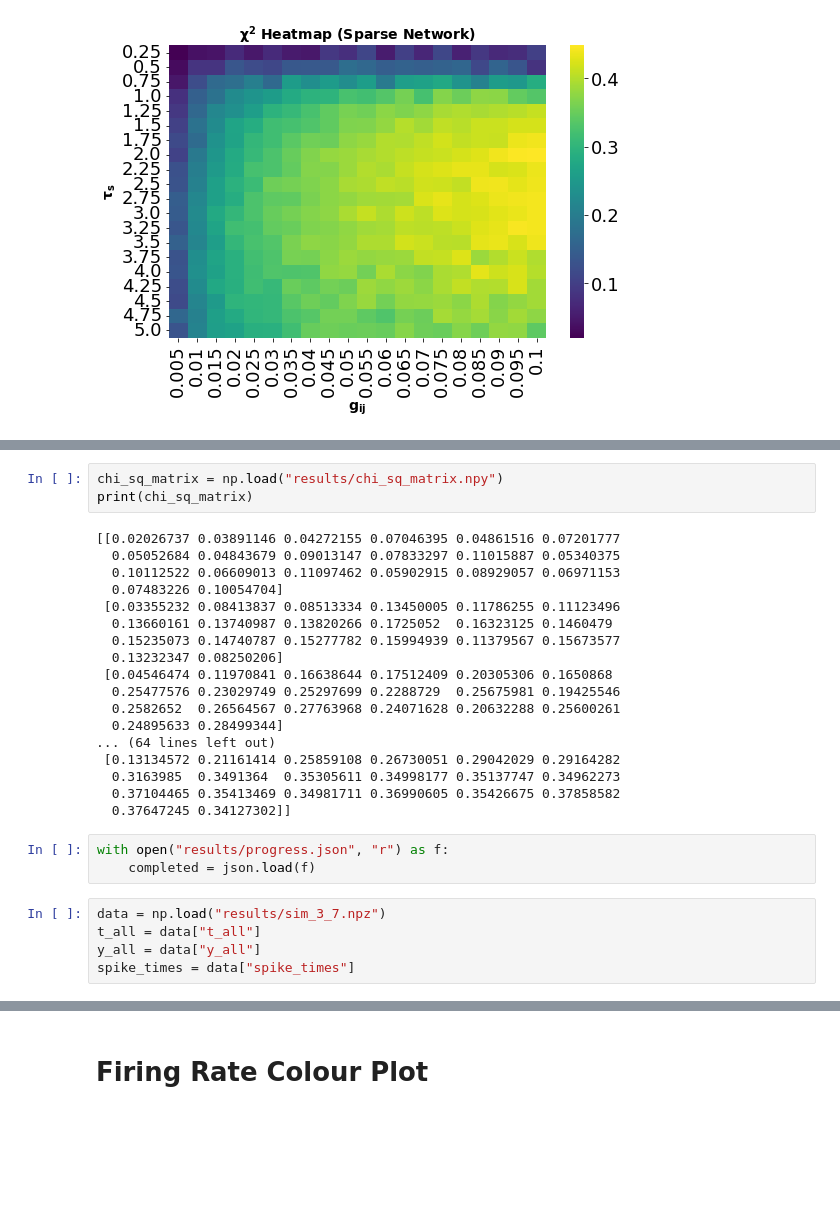
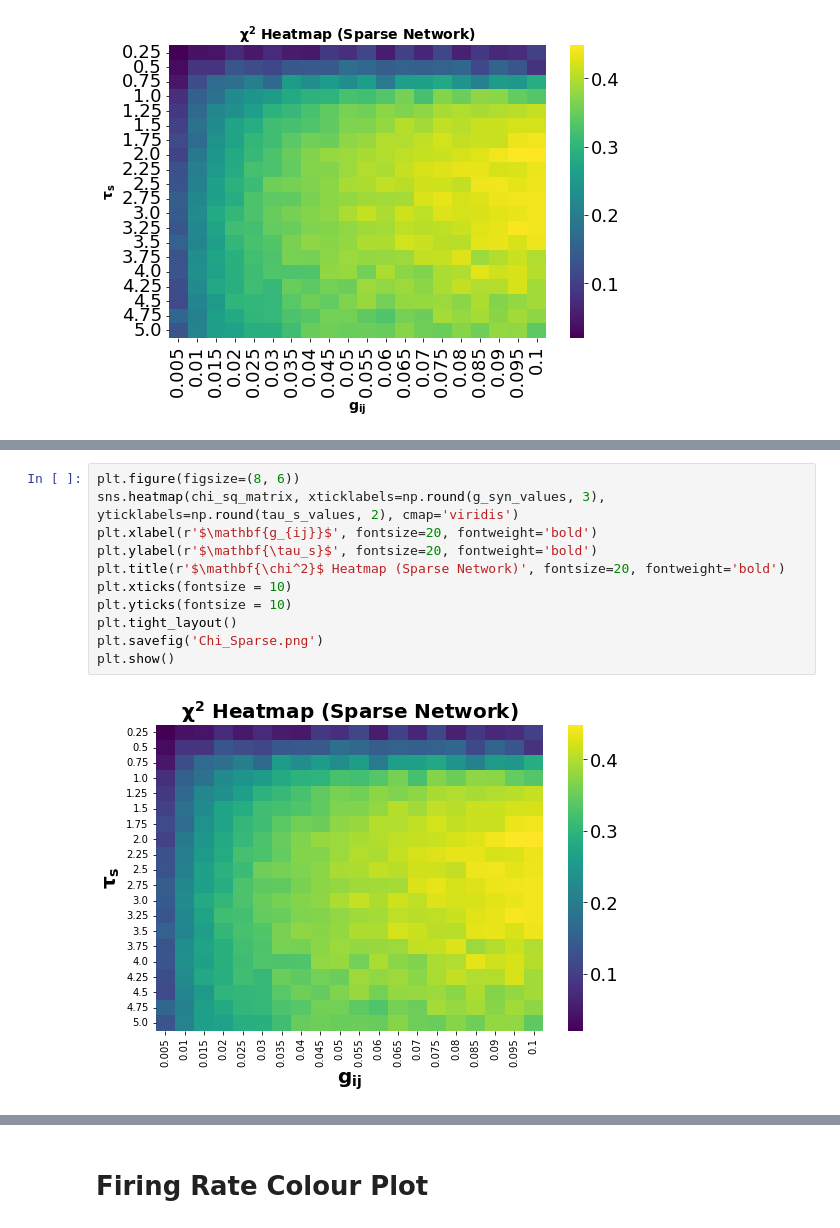
Before and after one commit to davidkelly2002/Final_Year_Thesis_Code, a Jupyter notebook: Colour Plots (Chapter 3).ipynb, the cells around one changed output, grey strips where cells are left out. Drawn from its saved outputs; the diff is of its cells as text; blank space fills up the shorter version.

```diff
--- a/Colour Plots (Chapter 3).ipynb
+++ b/Colour Plots (Chapter 3).ipynb
@@ -394,29 +382,13 @@ findfont: Font family ['Times'] not found. Falling back to DejaVu Sans.
-# %%
-chi_sq_matrix = np.load("results/chi_sq_matrix.npy")
-print(chi_sq_matrix)
-# %% [output]
-[[0.02026737 0.03891146 0.04272155 0.07046395 0.04861516 0.07201777
-  0.05052684 0.04843679 0.09013147 0.07833297 0.11015887 0.05340375
-  0.10112522 0.06609013 0.11097462 0.05902915 0.08929057 0.06971153
-  0.07483226 0.10054704]
- [0.03355232 0.08413837 0.08513334 0.13450005 0.11786255 0.11123496
-  0.13660161 0.13740987 0.13820266 0.1725052  0.16323125 0.1460479
-  0.15235073 0.14740787 0.15277782 0.15994939 0.11379567 0.15673577
-  0.13232347 0.08250206]
- [0.04546474 0.11970841 0.16638644 0.17512409 0.20305306 0.1650868
-  0.25477576 0.23029749 0.25297699 0.2288729  0.25675981 0.19425546
-  0.2582652  0.26564567 0.27763968 0.24071628 0.20632288 0.25600261
-  0.24895633 0.28499344]
-... (64 lines left out)
- [0.13134572 0.21161414 0.25859108 0.26730051 0.29042029 0.29164282
-  0.3163985  0.3491364  0.35305611 0.34998177 0.35137747 0.34962273
-  0.37104465 0.35413469 0.34981711 0.36990605 0.35426675 0.37858582
-  0.37647245 0.34127302]]
-# %%
-with open("results/progress.json", "r") as f:
-    completed = json.load(f)
-# %%
-data = np.load("results/sim_3_7.npz")
-t_all = data["t_all"]
-y_all = data["y_all"]
-spike_times = data["spike_times"]
+# %%
+plt.figure(figsize=(8, 6))
+sns.heatmap(chi_sq_matrix, xticklabels=np.round(g_syn_values, 3), yticklabels=np.round(tau_s_values, 2), cmap='viridis')
+plt.xlabel(r'$\mathbf{g_{ij}}$', fontsize=20, fontweight='bold')
+plt.ylabel(r'$\mathbf{\tau_s}$', fontsize=20, fontweight='bold')
+plt.title(r'$\mathbf{\chi^2}$ Heatmap (Sparse Network)', fontsize=20, fontweight='bold')
+plt.xticks(fontsize = 10)
+plt.yticks(fontsize = 10)
+plt.tight_layout()
+plt.savefig('Chi_Sparse.png')
+plt.show()
+# %% [output]
+[figure, added]
```
Also changed, not shown: parts of 7 cells of this notebook.
